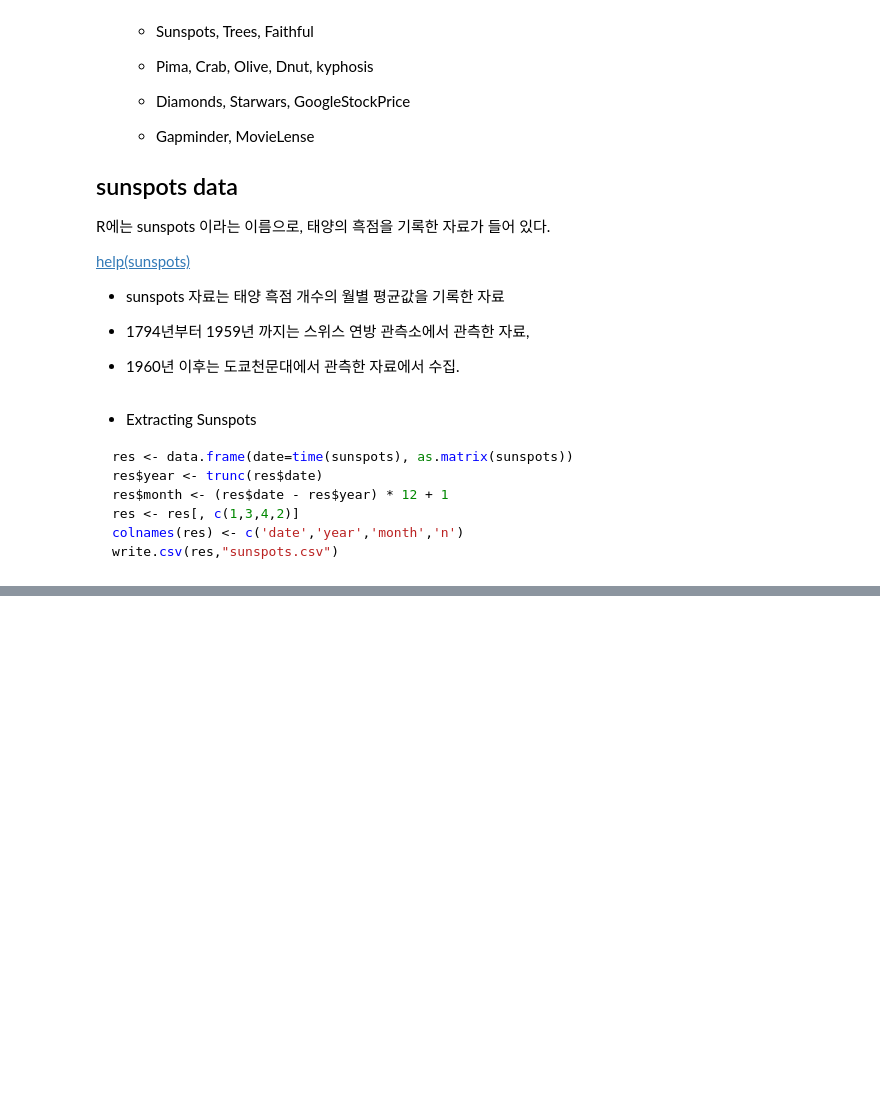
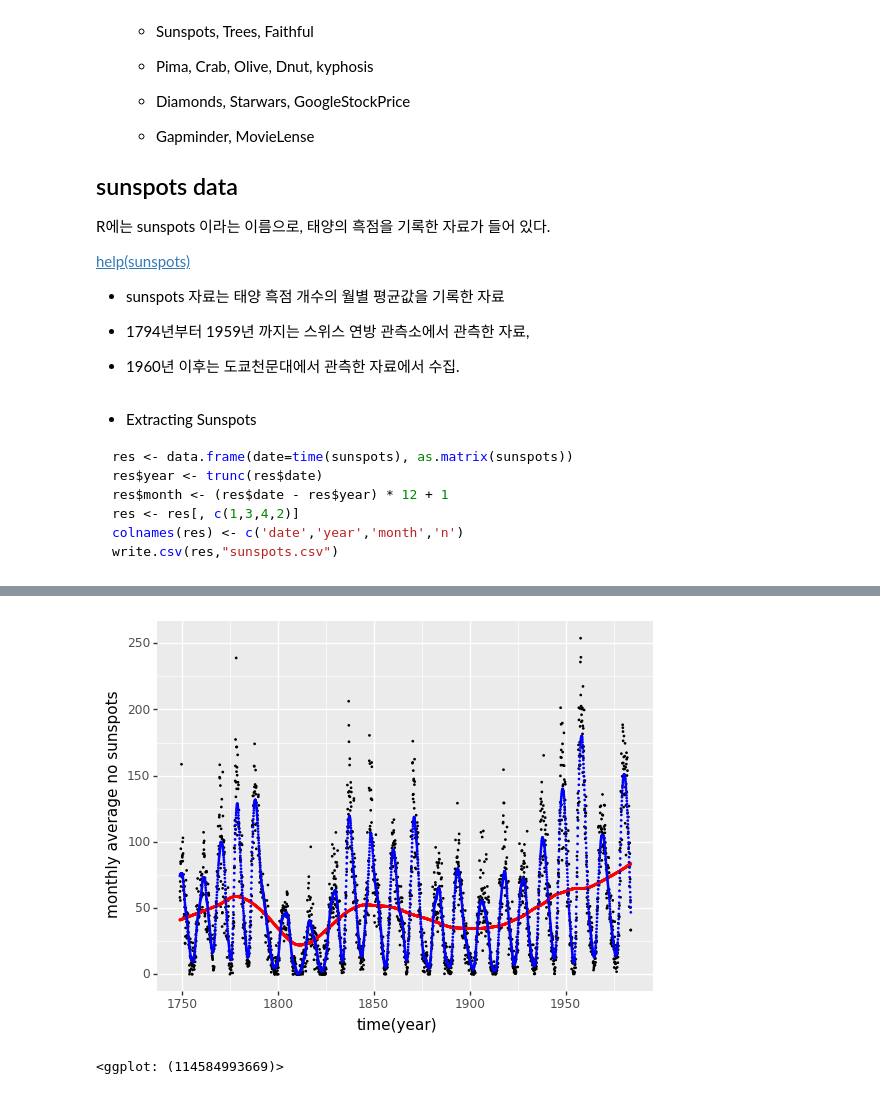
Before and after one commit to kooBH/MGT6710-01, a Jupyter notebook: HW1/Data_touring_2.ipynb, the cells around one changed output, grey strips where cells are left out. Cells and saved outputs as stored; diff of their text form; code cells hidden in the pictures; blank space fills up the shorter version.

```diff
--- a/HW1/Data_touring_2.ipynb
+++ b/HW1/Data_touring_2.ipynb
@@ -144,0 +94,7 @@ SyntaxError: invalid syntax (1347256297.py, line 1)
+# %%
+lowess = sm.nonparametric.lowess(sunspots["n"],sunspots["date"], frac=36/2820) # 3년단위 span
+ppr = pr + geom_point(aes('date', lowess[:,1]), color='blue',size=0.1)
+ppr
+# %% [output]
+[figure, added]
+<ggplot: (114584993669)>
```
Also changed, not shown: parts of 16 cells of this notebook, 2 other files.
